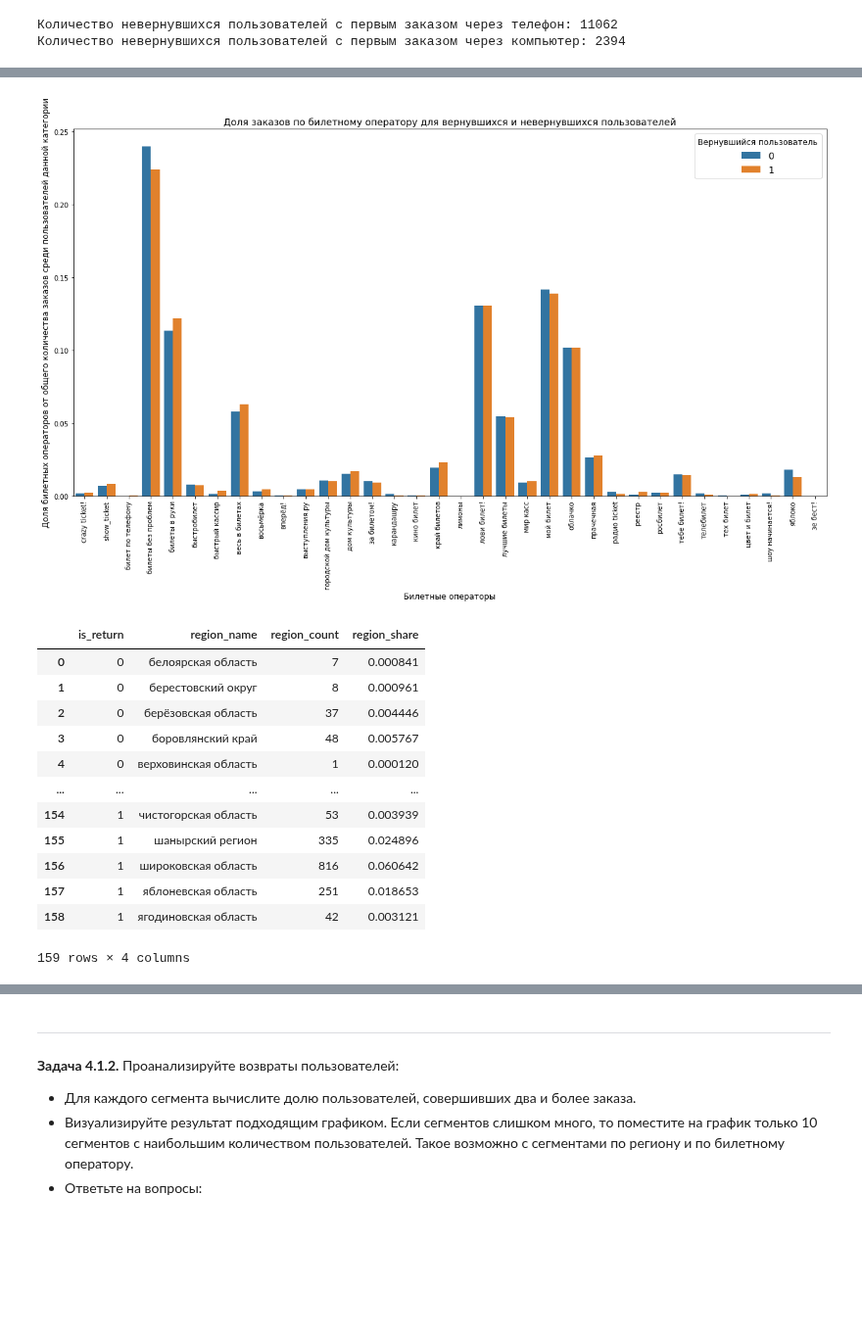
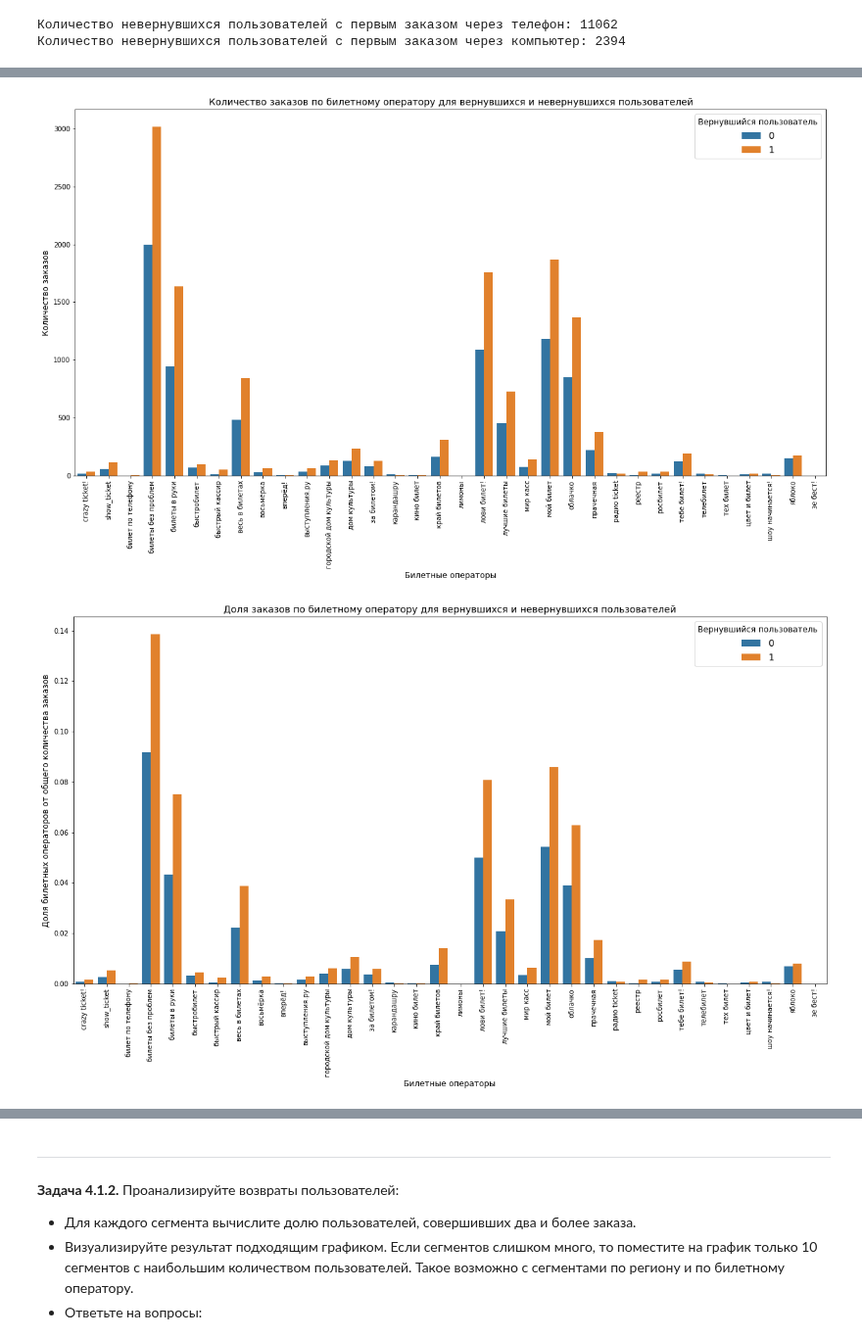
Before and after one commit to blbl-blbl/yandex_practicum_Data_Science_Course, a Jupyter notebook: Module_2_Python_Preprocessing/Final_project_of_2_module.ipynb, the cells around one changed output, grey strips where cells are left out. Shown at 98% size. Drawn from its saved outputs; the diff is of its cells as text; code cells hidden in the pictures; blank space fills up the shorter version.

```diff
--- a/Module_2_Python_Preprocessing/Final_project_of_2_module.ipynb
+++ b/Module_2_Python_Preprocessing/Final_project_of_2_module.ipynb
@@ -728,50 +720,46 @@ plt.show()
 # %%
-def service_share(row):
-    if row['is_return'] == 1:
-        return row['service_count'] / return_total
-    elif row['is_return'] == 0:
-        return row['service_count'] / unreturn_total
-
 service_df = user_df.groupby(['is_return', 'service_name']).agg(
     service_count=('user_id', 'count')
 ).reset_index()
 
 unreturn_total = service_df[service_df['is_return']==0]['service_count'].sum()
 return_total = service_df[service_df['is_return']==1]['service_count'].sum()
 
-service_df['service_share'] = service_df.apply(service_share, axis=1)
+# барплот для количества
+plt.figure(figsize=(20, 10))
+sns.barplot(data=service_df, x="service_name", y="service_count", hue="is_return")
 
-plt.figure(figsize=(20, 10))
-
-sns.barplot(data=service_df, x="service_name", y="service_share", hue="is_return")
-
-plt.title('Доля заказов по билетному оператору для вернувшихся и невернувшихся пользователей', fontsize=14)
+plt.title('Количество заказов по билетному оператору для вернувшихся и невернувшихся пользователей', fontsize=14)
 plt.xlabel('Билетные операторы', fontsize=12)
-plt.ylabel('Доля билетных операторов от общего количества заказов среди пользователей данной категории', fontsize=12)
+plt.ylabel('Количество заказов', fontsize=12)
 plt.xticks(rotation=90)
 plt.legend(
     title='Вернувшийся пользователь',
     loc='upper right',
     fontsize=14,
     title_fontsize=12,
     frameon=True,
 )
 plt.show()
+
+
+service_df['service_share'] = service_df['service_count'] / (unreturn_total+return_total)
+
+plt.figure(figsize=(20, 10))
+sns.barplot(data=service_df, x="service_name", y="service_share", hue="is_return")
+
+plt.title('Доля заказов по билетному оператору для вернувшихся и невернувшихся пользователей', fontsize=14)
+plt.xlabel('Билетные операторы', fontsize=12)
+plt.ylabel('Доля билетных операторов от общего количества заказов', fontsize=12)
+plt.xticks(rotation=90)
+plt.legend(
+    title='Вернувшийся пользователь',
+    loc='upper right',
+    fontsize=14,
+    title_fontsize=12,
+    frameon=True,
+)
+plt.show()
 # %% [output]
-[figure, old version]
+[figure, new version]
+[figure, added]
-# %%
-region_df
-# %% [output]
-|  | is_return | region_name | region_count | region_share |
-| 0 | 0 | белоярская область | 7 | 0.000841 |
-| 1 | 0 | берестовский округ | 8 | 0.000961 |
-| 2 | 0 | берёзовская область | 37 | 0.004446 |
-| 3 | 0 | боровлянский край | 48 | 0.005767 |
-| 4 | 0 | верховинская область | 1 | 0.000120 |
-| ... | ... | ... | ... | ... |
-| 154 | 1 | чистогорская область | 53 | 0.003939 |
-| 155 | 1 | шанырский регион | 335 | 0.024896 |
-| 156 | 1 | широковская область | 816 | 0.060642 |
-| 157 | 1 | яблоневская область | 251 | 0.018653 |
-| 158 | 1 | ягодиновская область | 42 | 0.003121 |
-159 rows × 4 columns
```
Also changed, not shown: parts of 8 cells of this notebook.
